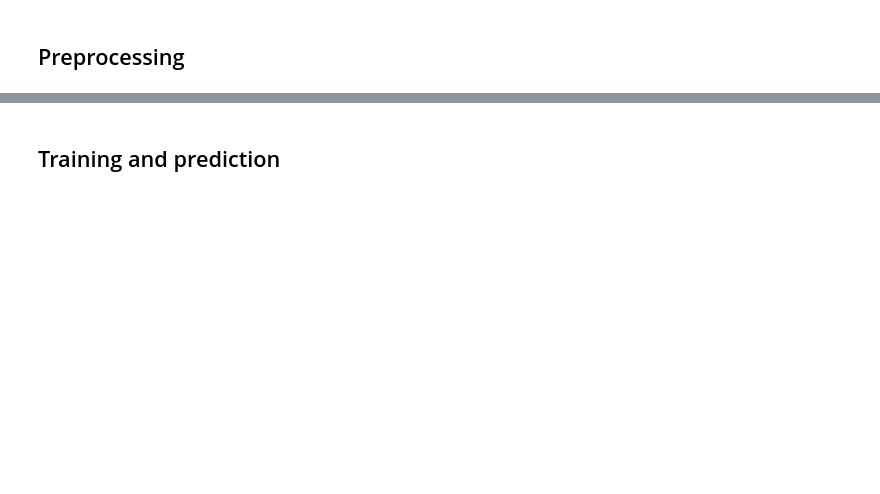
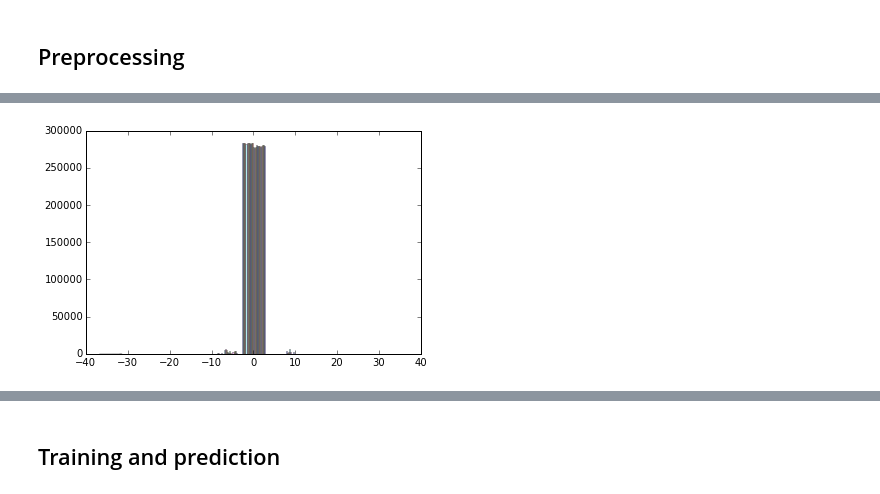
Before and after one commit to zaxliu/howmuchrainii, a Jupyter notebook: ml_test.ipynb, the cells around one changed output, grey strips where cells are left out. Cells and saved outputs as stored; diff of their text form; code cells hidden in the pictures; blank space fills up the shorter version.

```diff
--- a/ml_test.ipynb
+++ b/ml_test.ipynb
@@ -49,0 +111,5 @@ print X_trn.shape, X_val.shape, y_trn.shape, y_val.shape
+# %%
+plt.hist(X_trn, alpha=0.3)
+plt.show()
+# %% [output]
+[figure, added]
```
Also changed, not shown: parts of 24 cells of this notebook.
